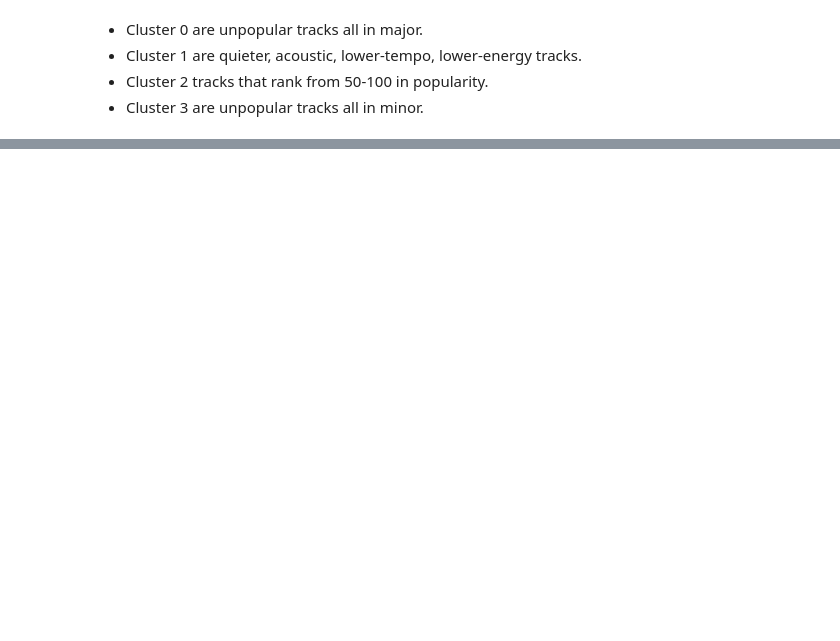
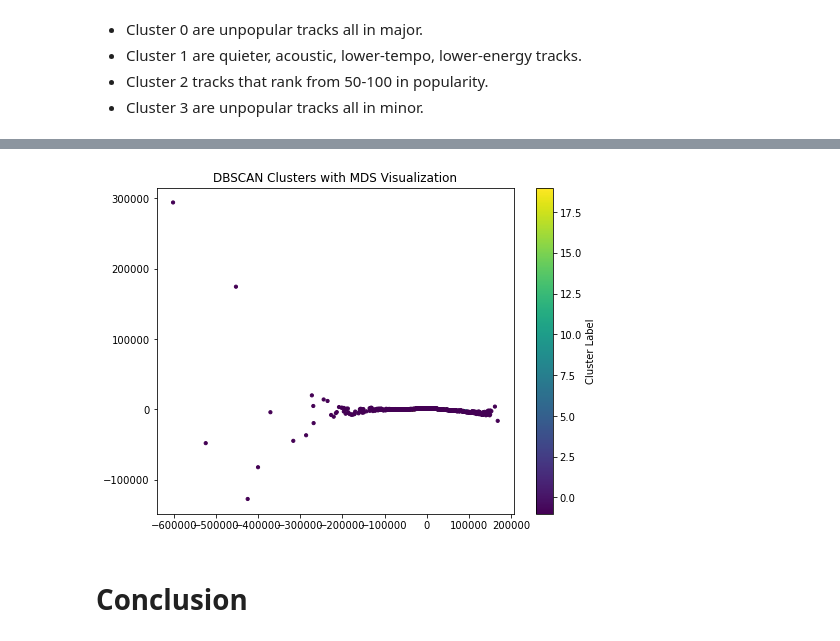
Before and after one commit to plutowootoe/NickProj25, a Jupyter notebook: clustering.ipynb, the cells around one changed output, grey strips where cells are left out. Drawn from its saved outputs; the diff is of its cells as text; code cells hidden in the pictures; blank space fills up the shorter version.

```diff
--- a/clustering.ipynb
+++ b/clustering.ipynb
@@ -202,0 +249,10 @@ df.groupby('cluster').mean()
+# %%
+plt.figure(figsize=(8, 6))
+plt.scatter(X_mds[:, 0], X_mds[:, 1], c=labels, cmap='viridis', s=10)
+plt.title("DBSCAN Clusters with MDS Visualization")
+plt.colorbar(label='Cluster Label')
+plt.show()
+# %% [output]
+[figure, added]
+# %% [markdown]
+# Conclusion
```
Also changed, not shown: parts of 14 cells of this notebook.
